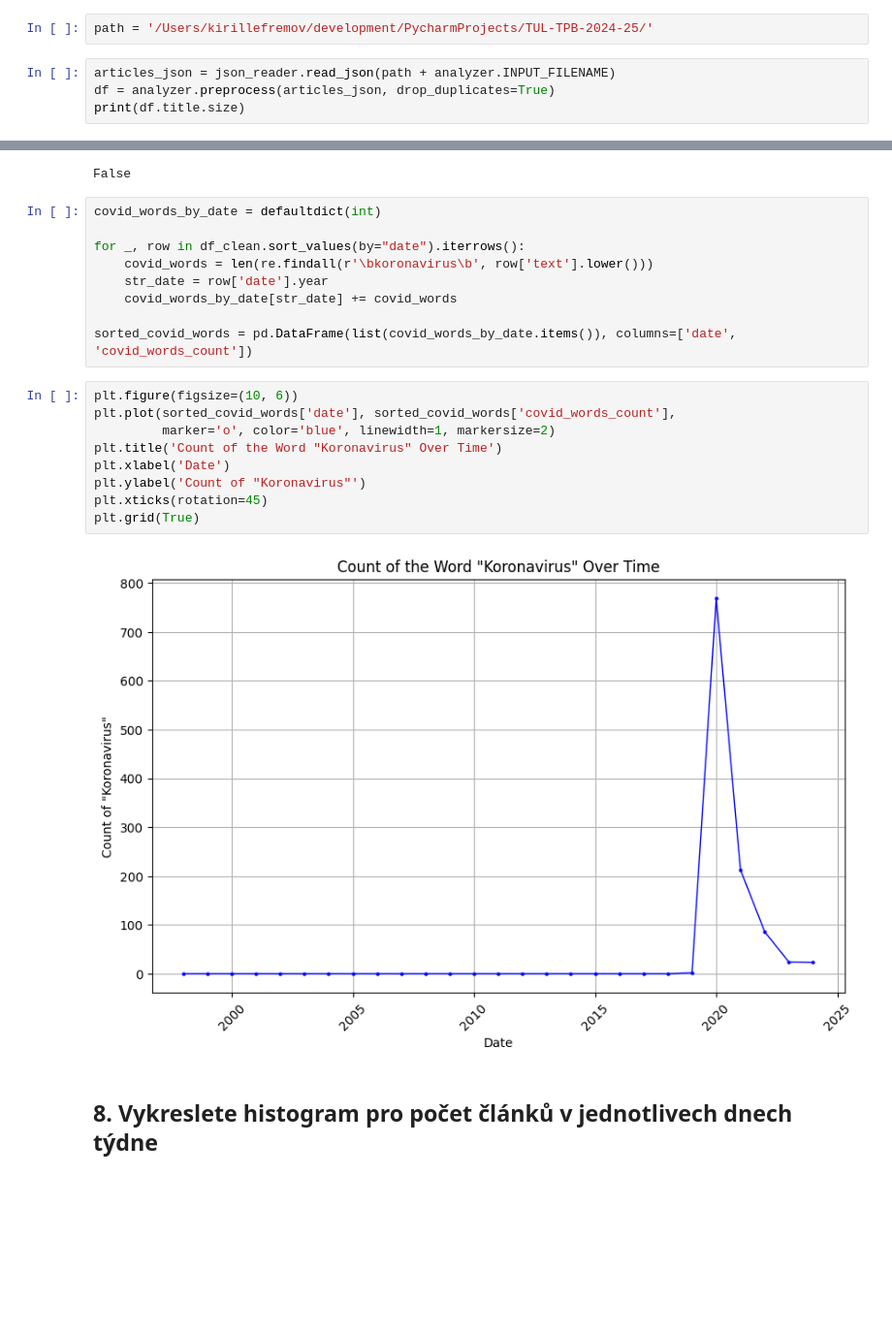
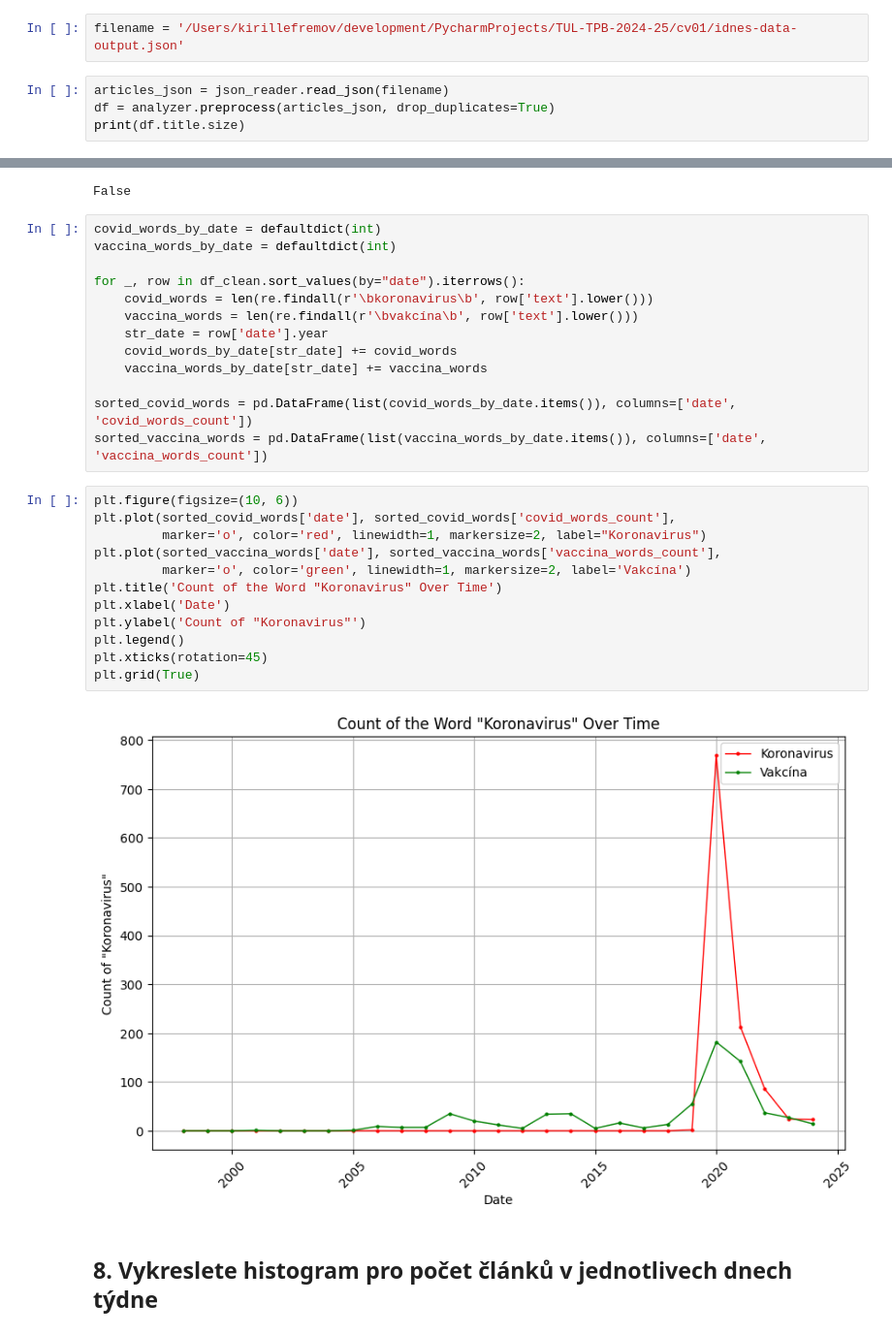
Before and after one commit to KyryloYefremov/TUL-TPB-2024-25, a Jupyter notebook: cv03/visualizer.ipynb, the cells around one changed output, grey strips where cells are left out. Shown at 97% size. Saved outputs shown, nothing was run; the diff lists cells and outputs as text; blank space fills up the shorter version.

```diff
--- a/cv03/visualizer.ipynb
+++ b/cv03/visualizer.ipynb
@@ -16,9 +16,9 @@ from pprint import pprint
 import cv01.json_reader as json_reader
 import cv02.analyzer as analyzer
 # %%
-path = '/Users/kirillefremov/development/PycharmProjects/TUL-TPB-2024-25/'
+filename = '/Users/kirillefremov/development/PycharmProjects/TUL-TPB-2024-25/cv01/idnes-data-output.json'
 # %%
-articles_json = json_reader.read_json(path + analyzer.INPUT_FILENAME)
+articles_json = json_reader.read_json(filename)
 df = analyzer.preprocess(articles_json, drop_duplicates=True)
 print(df.title.size)
 # %% [output]
@@ -135,24 +136,31 @@ print(df_clean['date'].isna().any())
 False
 # %%
 covid_words_by_date = defaultdict(int)
+vaccina_words_by_date = defaultdict(int)
 
 for _, row in df_clean.sort_values(by="date").iterrows():
     covid_words = len(re.findall(r'\bkoronavirus\b', row['text'].lower()))
+    vaccina_words = len(re.findall(r'\bvakcína\b', row['text'].lower()))
     str_date = row['date'].year
     covid_words_by_date[str_date] += covid_words
+    vaccina_words_by_date[str_date] += vaccina_words
 
 sorted_covid_words = pd.DataFrame(list(covid_words_by_date.items()), columns=['date', 'covid_words_count'])
+sorted_vaccina_words = pd.DataFrame(list(vaccina_words_by_date.items()), columns=['date', 'vaccina_words_count'])
 # %%
 plt.figure(figsize=(10, 6))
 plt.plot(sorted_covid_words['date'], sorted_covid_words['covid_words_count'],
-         marker='o', color='blue', linewidth=1, markersize=2)
+         marker='o', color='red', linewidth=1, markersize=2, label="Koronavirus")
+plt.plot(sorted_vaccina_words['date'], sorted_vaccina_words['vaccina_words_count'],
+         marker='o', color='green', linewidth=1, markersize=2, label='Vakcína')
 plt.title('Count of the Word "Koronavirus" Over Time')
 plt.xlabel('Date')
 plt.ylabel('Count of "Koronavirus"')
+plt.legend()
 plt.xticks(rotation=45)
 plt.grid(True)
 # %% [output]
-[figure, old version]
+[figure, new version]
 # %% [markdown]
 ## 8. Vykreslete histogram pro počet článků v jednotlivech dnech týdne
 # %%
```
Also changed, not shown: parts of 1 cell of this notebook.
